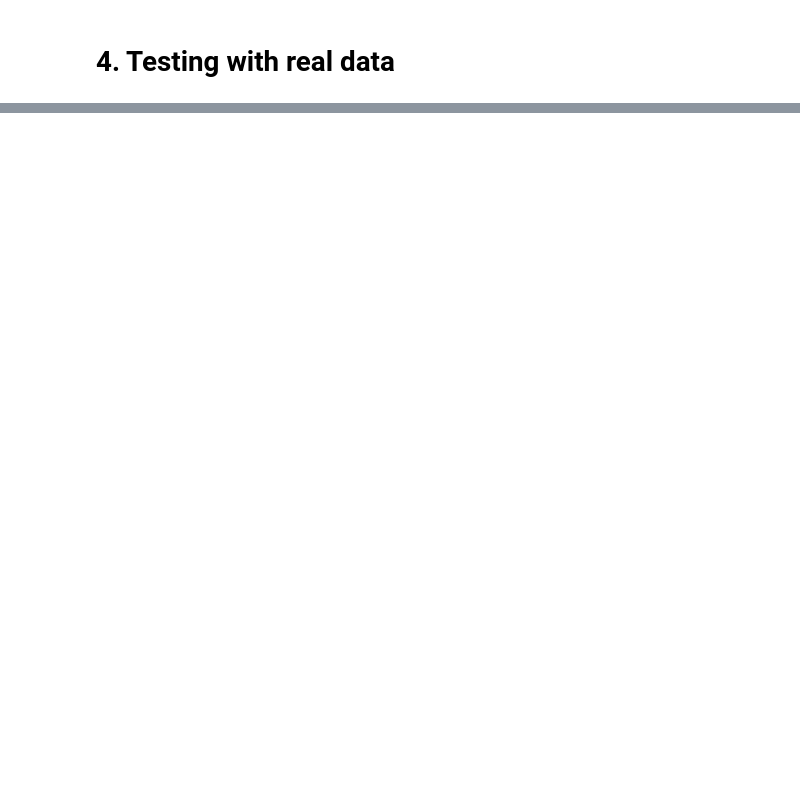
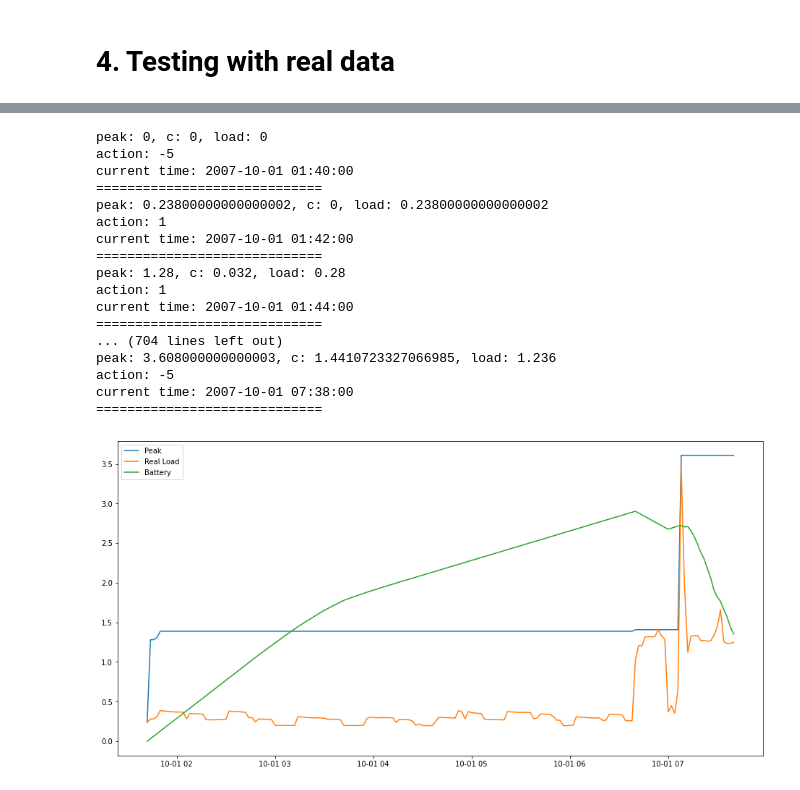
Before and after one commit to smoggy-P/Dynamic_Programming_Project, a Jupyter notebook: test_pytorch_v1.ipynb, the cells around one changed output, grey strips where cells are left out. Cells and saved outputs as stored; diff of their text form; code cells hidden in the pictures; blank space fills up the shorter version.

```diff
--- a/test_pytorch_v1.ipynb
+++ b/test_pytorch_v1.ipynb
@@ -78,13 +78,13 @@ def get_convex_combination(p, c, l):
         elif p >= dis[p_close_idx]:
             p_left_idx = p_close_idx
             p_right_idx = p_close_idx + 1
-            p_left_prob = (p - dis[p_close_idx]) / (dis[p_close_idx + 1] - dis[p_close_idx])
-            p_right_prob = (dis[p_close_idx + 1] - p) / (dis[p_close_idx + 1] - dis[p_close_idx])
+            p_right_prob = (p - dis[p_close_idx]) / (dis[p_close_idx + 1] - dis[p_close_idx])
+            p_left_prob = (dis[p_close_idx + 1] - p) / (dis[p_close_idx + 1] - dis[p_close_idx])
         elif p < dis[p_close_idx]:
             p_left_idx = p_close_idx - 1
             p_right_idx = p_close_idx
-            p_left_prob = (p - dis[p_close_idx - 1]) / (dis[p_close_idx] - dis[p_close_idx - 1])
-            p_right_prob = (dis[p_close_idx] - p) / (dis[p_close_idx] - dis[p_close_idx - 1])
+            p_right_prob = (p - dis[p_close_idx - 1]) / (dis[p_close_idx] - dis[p_close_idx - 1])
+            p_left_prob = (dis[p_close_idx] - p) / (dis[p_close_idx] - dis[p_close_idx - 1])
         return [p_left_idx, p_right_idx, p_left_prob, p_right_prob]
 
     p_idx = np.zeros(2)
@@ -179,6 +181,8 @@ Actions = torch.zeros(size=(T, n), device=device)
 
 print(J)
 for t in range(T-1, 0, -1):
+    J_update = torch.zeros_like(J, device=device)
     for i in tqdm(range(n)):
-        J[i], Actions[t][i] = torch.min(P_trans_tensor[i] @ J, dim=0)
+        J_update[i], Actions[t][i] = torch.min(P_trans_tensor[i] @ J, dim=0)
+    J = J_update
 print(J[:10])
@@ -216,8 +232,8 @@ import matplotlib.pyplot as plt
 import datetime
 
 simu_time = T * dt # hour
-simu_step = T * 10
-cur_time = df.index[0] #2007-10-01 00:00:00
+simu_step = T
+cur_time = df.index[100] #2007-10-01 00:00:00
 
 peaks = []
 loads = []
@@ -236,30 +252,49 @@ for i in range(simu_step):
     for state_idx, state_prob in hit_state_list.items():
         action_idx = int(Actions[i%T][int(state_idx)].item())
         u += u_dis[action_idx] * state_prob
 
     print("peak: {}, c: {}, load: {}".format(p, c, l))
     print("action: {}".format(u_dis[action_idx]))
     print("current time:", cur_time)
     print("=============================")
 
     real_load = df.loc[cur_time, 'Load']
     # p, c, l = env.step(u_dis[action_idx], real_load)
     p, c, l = env.step(u, real_load)
     if p == p_pre:
         pass
 
     p_pre = p
 
     cur_time += datetime.timedelta(hours=dt)
     times.append(cur_time)
     # peaks.append(l + u_dis[action_idx])
     peaks.append(p)
     loads.append(l)
     batteries.append(c)
 
 fig, axs = plt.subplots(1, figsize=(16, 8))
 axs.plot(times, peaks, label='Peak')
 axs.plot(times, loads, label='Real Load')
 axs.plot(times, batteries, label='Battery')
 axs.legend()
 plt.show()
+# %% [output]
+peak: 0, c: 0, load: 0
+action: -5
+current time: 2007-10-01 01:40:00
+=============================
+peak: 0.23800000000000002, c: 0, load: 0.23800000000000002
+action: 1
+current time: 2007-10-01 01:42:00
+=============================
+peak: 1.28, c: 0.032, load: 0.28
+action: 1
+current time: 2007-10-01 01:44:00
+=============================
+... (704 lines left out)
+peak: 3.608000000000003, c: 1.4410723327066985, load: 1.236
+action: -5
+current time: 2007-10-01 07:38:00
+=============================
+[figure, added]
```
Also changed, not shown: parts of 3 cells of this notebook.
